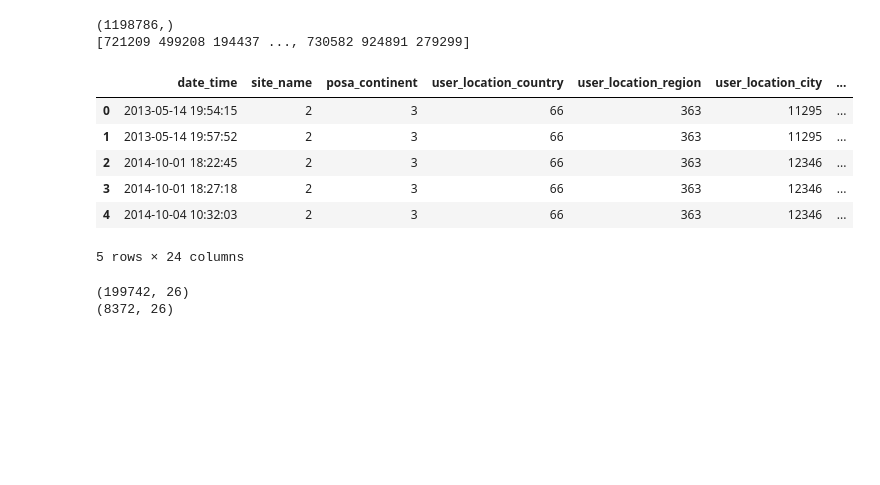
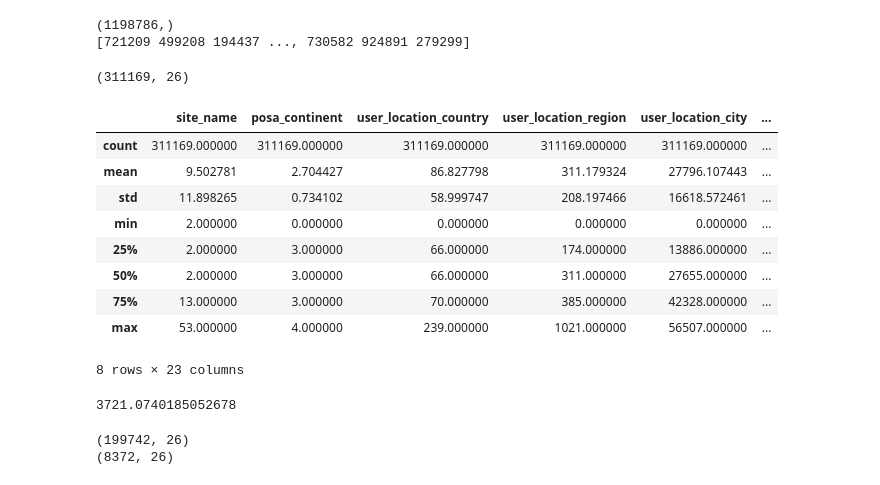
Before and after one commit to ashleysmart/kaggle_share, a Jupyter notebook: expedia/Tut.ipynb, the cells around one changed output. Saved outputs shown, nothing was run; the diff lists cells and outputs as text; code cells hidden in the pictures; blank space fills up the shorter version.

```diff
--- a/expedia/Tut.ipynb
+++ b/expedia/Tut.ipynb
@@ -57,17 +60,25 @@ print user_ids
 subSetTraining(user_ids)
 # %%
 train = pd.read_csv("subset.csv")
-# %%
-train.shape
-train.head(5)
-# %% [output]
-|  | date_time | site_name | posa_continent | user_location_country | user_location_region | user_location_city | ... |
-| 0 | 2013-05-14 19:54:15 | 2 | 3 | 66 | 363 | 11295 | ... |
-| 1 | 2013-05-14 19:57:52 | 2 | 3 | 66 | 363 | 11295 | ... |
-| 2 | 2014-10-01 18:22:45 | 2 | 3 | 66 | 363 | 12346 | ... |
-| 3 | 2014-10-01 18:27:18 | 2 | 3 | 66 | 363 | 12346 | ... |
-| 4 | 2014-10-04 10:32:03 | 2 | 3 | 66 | 363 | 12346 | ... |
-5 rows × 24 columns
+# %%
+print train.shape
+train.describe()
+# %% [output]
+(311169, 26)
+|  | site_name | posa_continent | user_location_country | user_location_region | user_location_city | ... |
+| count | 311169.000000 | 311169.000000 | 311169.000000 | 311169.000000 | 311169.000000 | ... |
+| mean | 9.502781 | 2.704427 | 86.827798 | 311.179324 | 27796.107443 | ... |
+| std | 11.898265 | 0.734102 | 58.999747 | 208.197466 | 16618.572461 | ... |
+| min | 2.000000 | 0.000000 | 0.000000 | 0.000000 | 0.000000 | ... |
+| 25% | 2.000000 | 3.000000 | 66.000000 | 174.000000 | 13886.000000 | ... |
+| 50% | 2.000000 | 3.000000 | 66.000000 | 311.000000 | 27655.000000 | ... |
+| 75% | 13.000000 | 3.000000 | 70.000000 | 385.000000 | 42328.000000 | ... |
+| max | 53.000000 | 4.000000 | 239.000000 | 1021.000000 | 56507.000000 | ... |
+8 rows × 23 columns
+# %%
+11690.098800 / np.pi
+# %% [output]
+3721.0740185052678
 # %%
 def segmentData(data):
     date_time = pd.to_datetime(data["date_time"])
```
Also changed, not shown: parts of 10 cells of this notebook.
